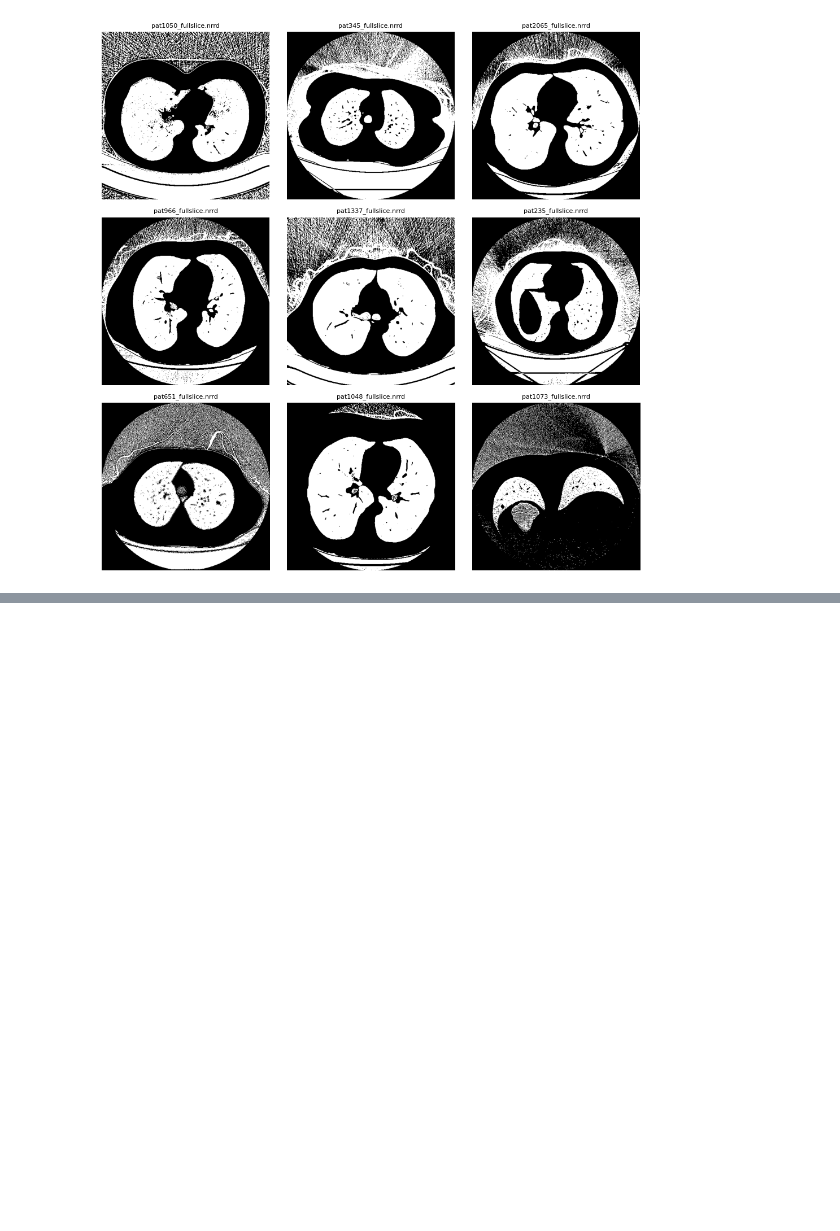
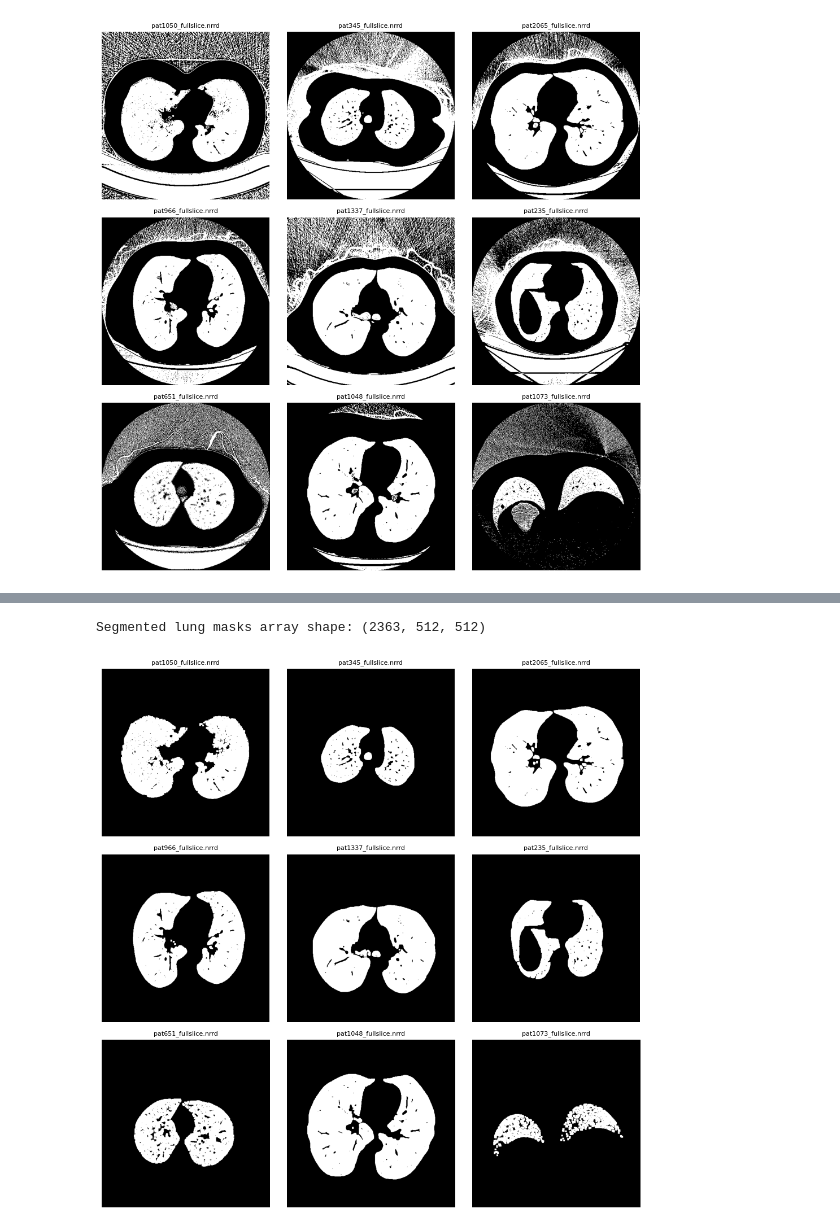
Before and after one commit to Amano07/lung_cancer, a Jupyter notebook: V1.ipynb, the cells around one changed output, grey strips where cells are left out. Drawn from its saved outputs; the diff is of its cells as text; code cells hidden in the pictures; blank space fills up the shorter version.

```diff
--- a/V1.ipynb
+++ b/V1.ipynb
@@ -200,0 +241,33 @@ Segmented lung masks array shape: (2363, 512, 512)
+# %%
+def apply_opening(mask, kernel_size=(5, 5)):
+    """
+    Applies opening operation (erosion followed by dilation) on a binary mask.
+    :param mask: Binary mask (numpy array).
+    :param kernel_size: Size of the structuring element for morphological operations.
+    :return: Binary mask after opening operation.
+    """
+    # Define a kernel for morphological operations
+    kernel = np.ones(kernel_size, np.uint8)
+
+    # Perform opening: erosion followed by dilation
+    opened_mask = cv2.morphologyEx(mask, cv2.MORPH_OPEN, kernel)
+
+    return opened_mask
+# %%
+# Array to store the segmented lung masks
+opening_lungs_array = []
+
+# Segment lungs for each image and store the result in an array
+for i, image in enumerate(extract_lungs_array):
+    final_lungs = apply_opening(image)
+    opening_lungs_array.append(final_lungs)
+
+
+
+# Convert the list of segmented lung masks to a NumPy array
+opening_lungs_array = np.array(opening_lungs_array)
+print(f"Segmented lung masks array shape: {opening_lungs_array.shape}")
+plot_images(opening_lungs_array, file_names_full_slices, num_images=9)
+# %% [output]
+Segmented lung masks array shape: (2363, 512, 512)
+[figure, added]
```
Also changed, not shown: parts of 7 cells of this notebook, 2 other files.
